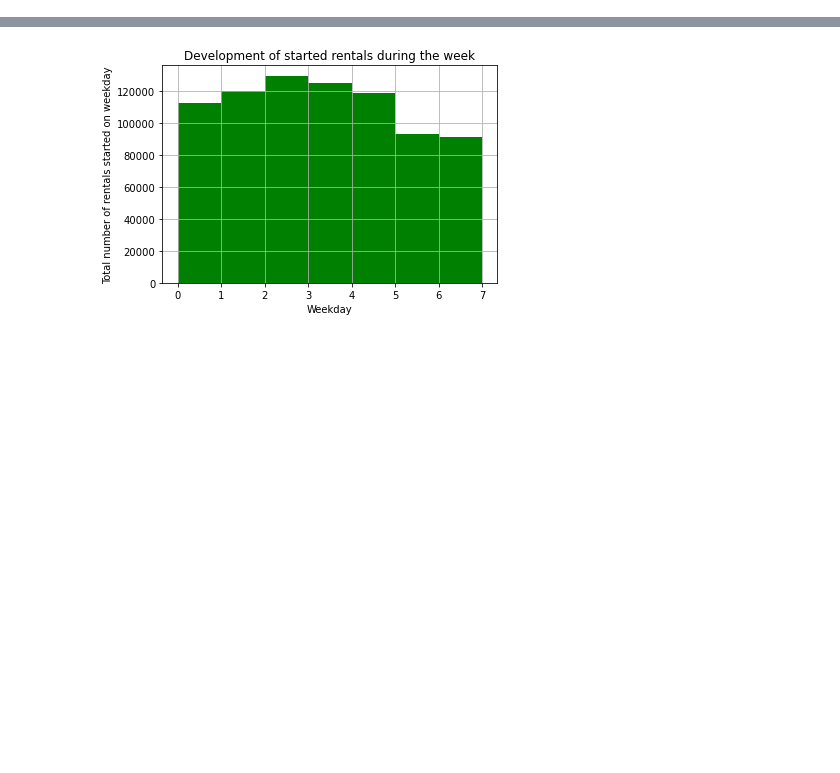
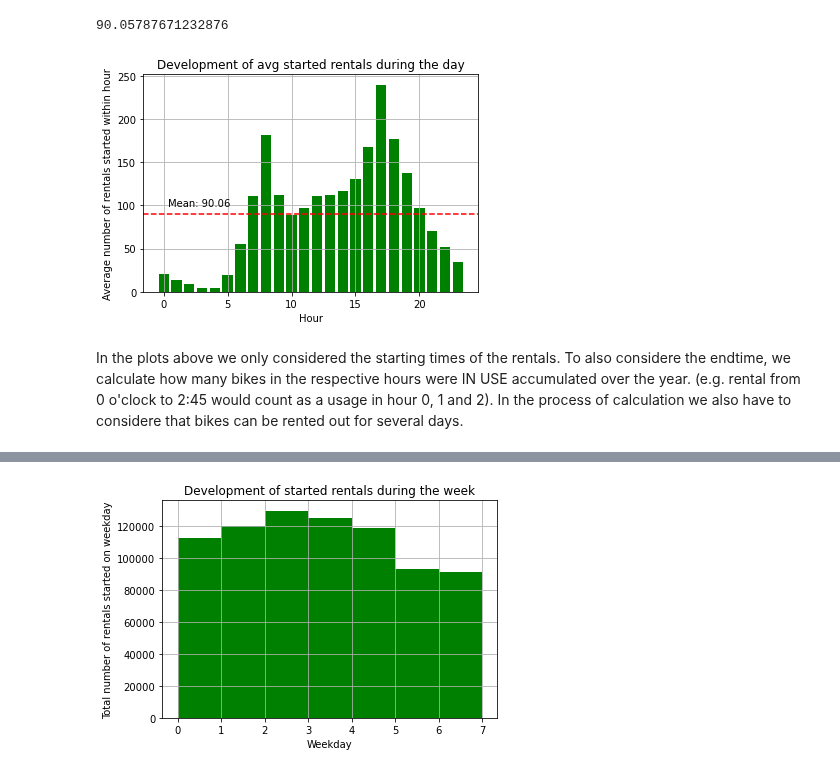
Before and after one commit to yassinehammou27/intentionally_blank, a Jupyter notebook: Results.ipynb, the cells around one changed output, grey strips where cells are left out. Cells and saved outputs as stored; diff of their text form; code cells hidden in the pictures; blank space fills up the shorter version.

```diff
--- a/Results.ipynb
+++ b/Results.ipynb
@@ -41,0 +72,3 @@ plt.show()
+# %%
+df_avg_per_hour = df.groupby(["start_time_hour"])["start_time_hour"].count().divide(number_days).reset_index(name="avg_n_rentals_within_hour")
+df_avg_per_hour
@@ -41,0 +93,23 @@ plt.show()
+# %%
+mean= df_avg_per_hour["avg_n_rentals_within_hour"].mean()
+mean
+# %% [output]
+90.05787671232876
+# %%
+plt.bar(
+        df_avg_per_hour["start_time_hour"],
+        df_avg_per_hour["avg_n_rentals_within_hour"],
+        color="green"
+)
+plt.axhline(mean , color = 'r', linestyle = '--')
+plt.xlabel("Hour")
+plt.ylabel("Average number of rentals started within hour")
+plt.title("Development of avg started rentals during the day")
+min_xlim, max_xlim = plt.xlim()
+plt.text(min_xlim*(-0.2), mean*1.1, 'Mean: {:.2f}'.format(mean))
+plt.grid(True)
+plt.show()
+# %% [output]
+[figure, added]
+# %% [markdown]
+In the plots above we only considered the starting times of the rentals. To also considere the endtime, we calculate how many bikes in the respective hours were IN USE accumulated over the year. (e.g. rental from 0 o'clock to 2:45 would count as a usage in hour 0, 1 and 2). In the process of calculation we also have to considere that bikes can be rented out for several days.
```
Also changed, not shown: parts of 25 cells of this notebook.
